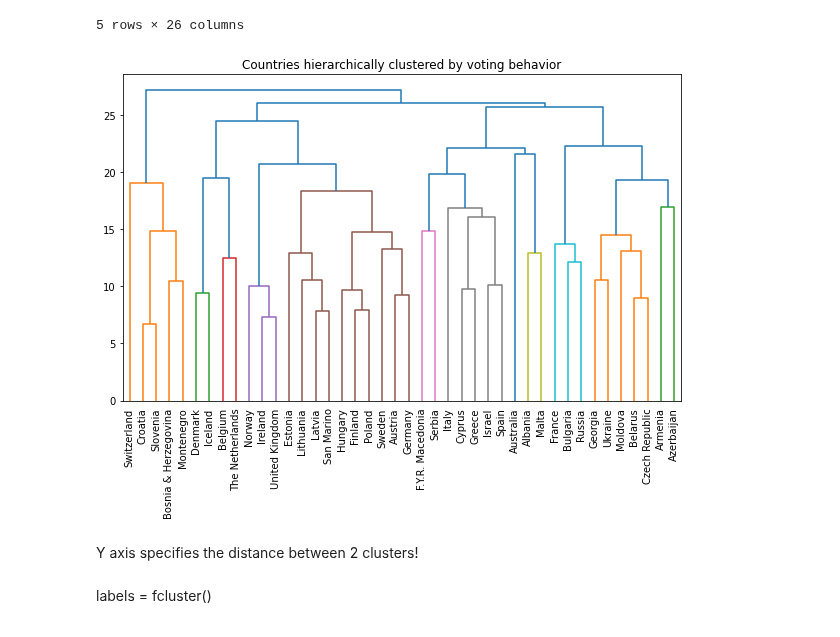
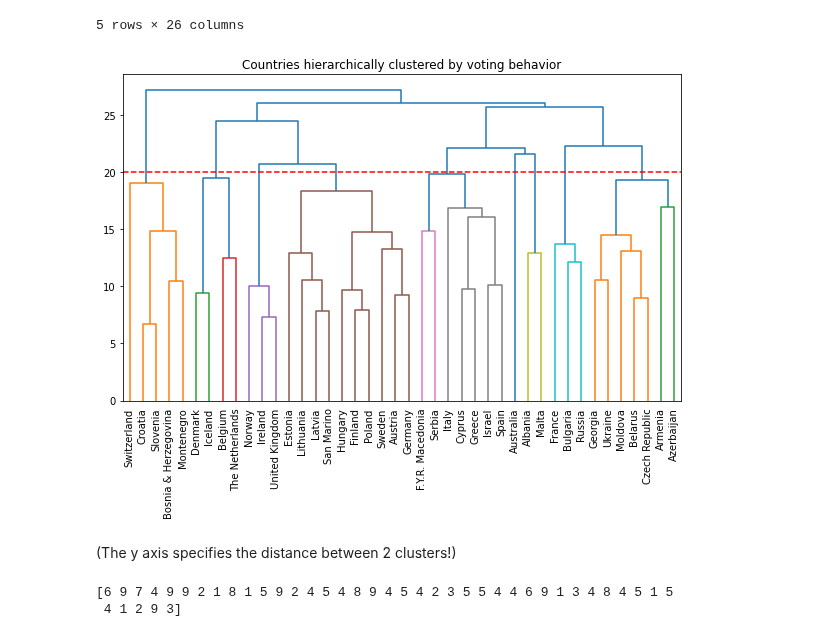
Before and after one commit to rmarinplana/personalProjects, a Jupyter notebook: unsupervised_learning_study.ipynb, the cells around one changed output. Drawn from its saved outputs; the diff is of its cells as text; code cells hidden in the pictures.

```diff
--- a/unsupervised_learning_study.ipynb
+++ b/unsupervised_learning_study.ipynb
@@ -364,18 +404,26 @@ eurovision_ct = eurovision_ct.replace(np.nan, 5)
 # %%
 # Perform the necessary imports
 from scipy.cluster.hierarchy import linkage, dendrogram, fcluster
 
 # Calculate the linkage: mergings
 mergings = linkage(eurovision_ct, method="complete")
 
+# In complete linkage, the distance between clusters is the distance between the furthest points of the clusters.
+# In single linkage, the distance between clusters is the distance between the closest points of the clusters.
+
 # Plot the dendrogram, using varieties as labels
 fig, ax = plt.subplots(figsize=(10, 6))
+plt.axhline(y=20, color='r', linestyle='--')
 plt.title("Countries hierarchically clustered by voting behavior")
 dendrogram(mergings, labels=eurovision_ct.index, leaf_rotation=90, leaf_font_size=10)
 plt.show()
 # %% [output]
-[figure, old version]
+[figure, new version]
 # %% [markdown]
-Y axis specifies the distance between 2 clusters!
+(The y axis specifies the distance between 2 clusters!)
-# %% [markdown]
-labels = fcluster()
+# %%
+labels = fcluster(mergings, 20, criterion="distance")
+print(labels)
+# %% [output]
+[6 9 7 4 9 9 2 1 8 1 5 9 2 4 5 4 8 9 4 5 4 2 3 5 5 4 4 6 9 1 3 4 8 4 5 1 5
+ 4 1 2 9 3]
```
Also changed, not shown: parts of 8 cells of this notebook.
